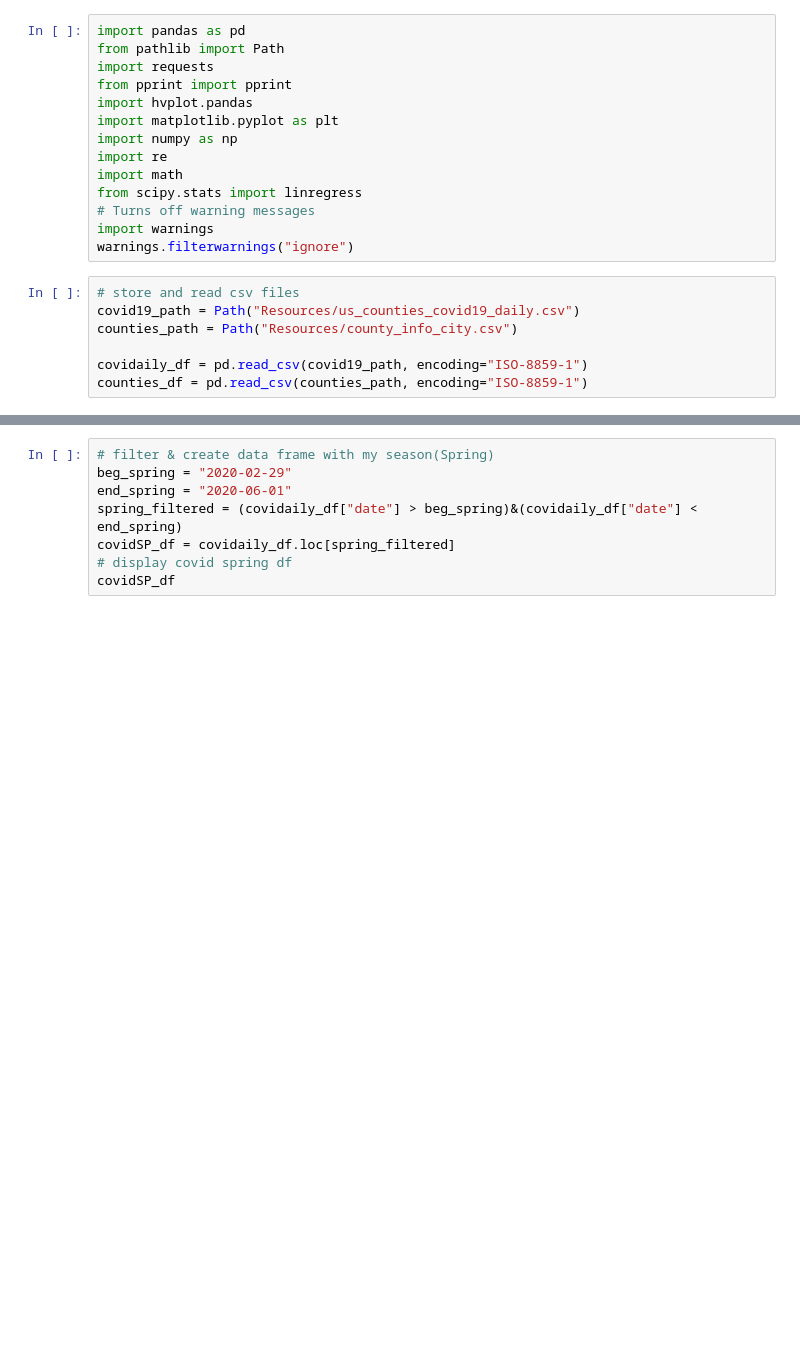
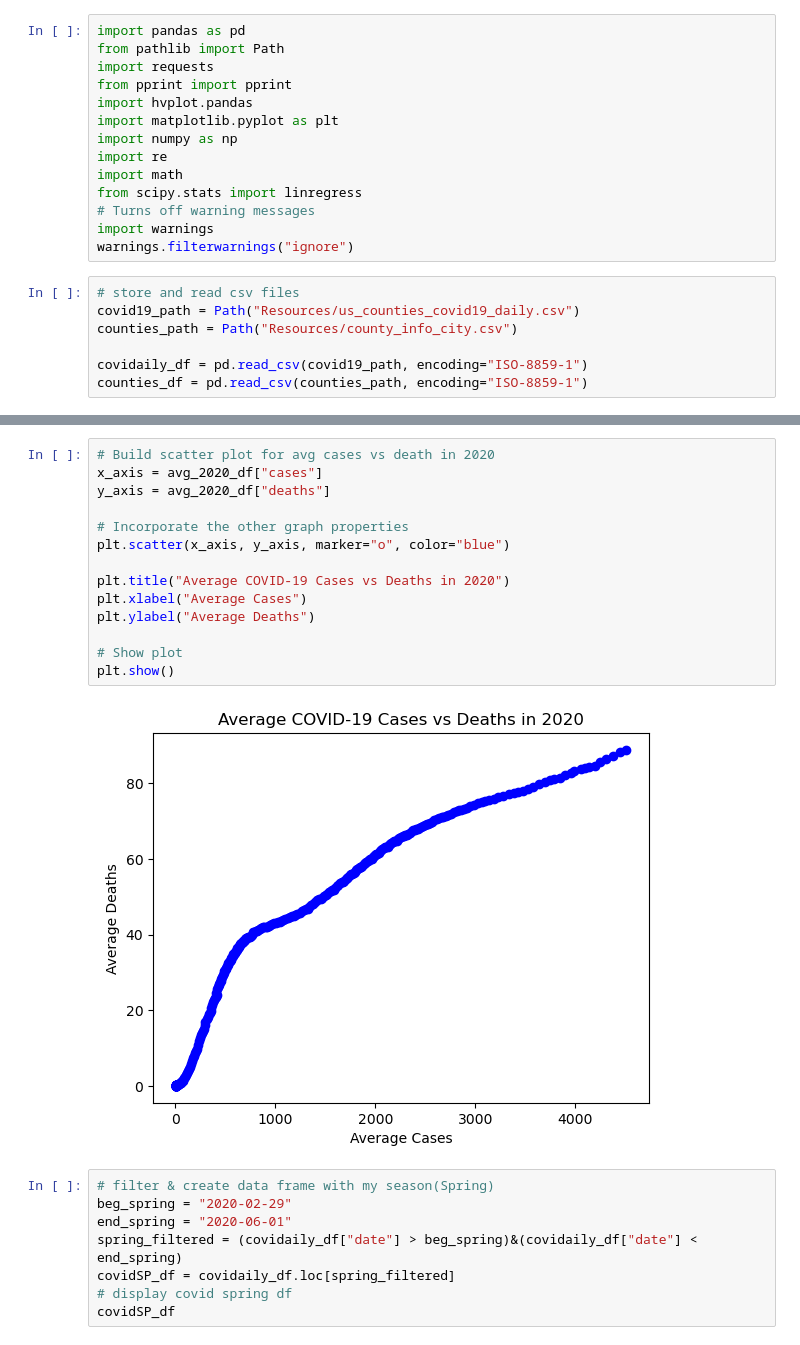
Before and after one commit to ryankracaw/project-one, a Jupyter notebook: spring.ipynb, the cells around one changed output, grey strips where cells are left out. Saved outputs shown, nothing was run; the diff lists cells and outputs as text; blank space fills up the shorter version.

```diff
--- a/spring.ipynb
+++ b/spring.ipynb
@@ -32,3 +42,19 @@ covidaily_df.head()
+# %%
+# Build scatter plot for avg cases vs death in 2020
+x_axis = avg_2020_df["cases"]
+y_axis = avg_2020_df["deaths"]
+
+# Incorporate the other graph properties
+plt.scatter(x_axis, y_axis, marker="o", color="blue")
+
+plt.title("Average COVID-19 Cases vs Deaths in 2020")
+plt.xlabel("Average Cases")
+plt.ylabel("Average Deaths")
+
+# Show plot
+plt.show()
+# %% [output]
+[figure, added]
 # %%
 # filter & create data frame with my season(Spring)
 beg_spring = "2020-02-29"
```
Also changed, not shown: parts of 7 cells of this notebook.
